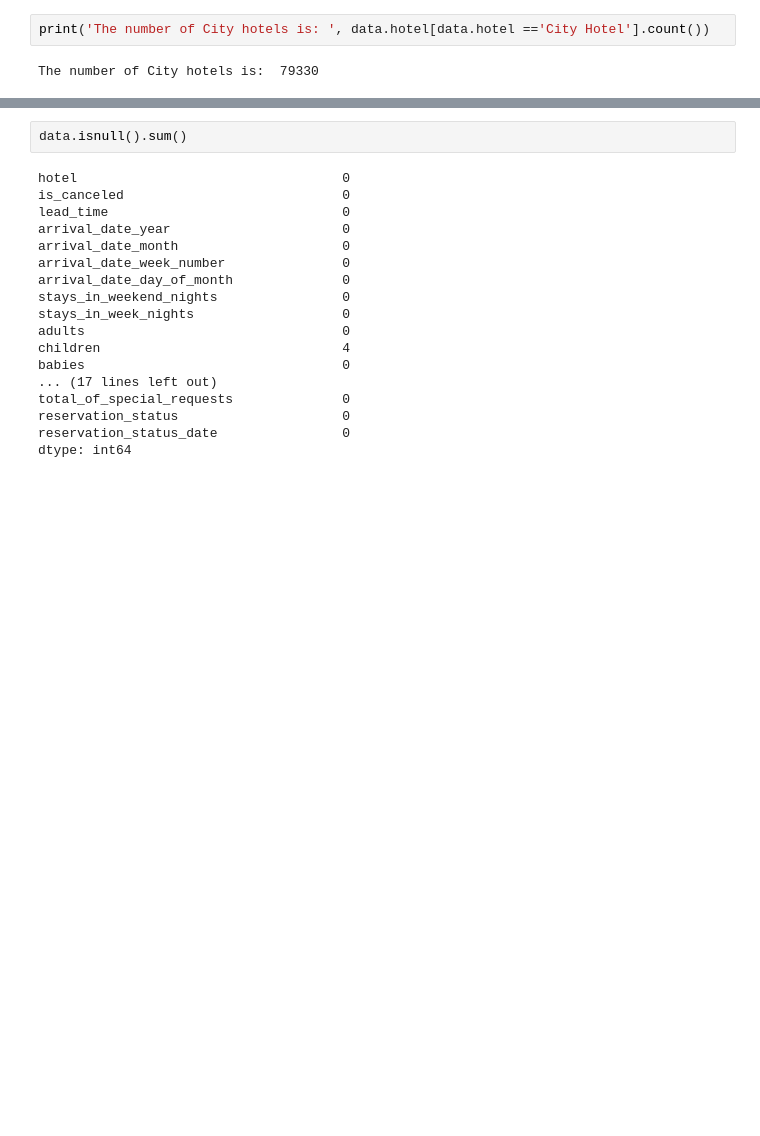
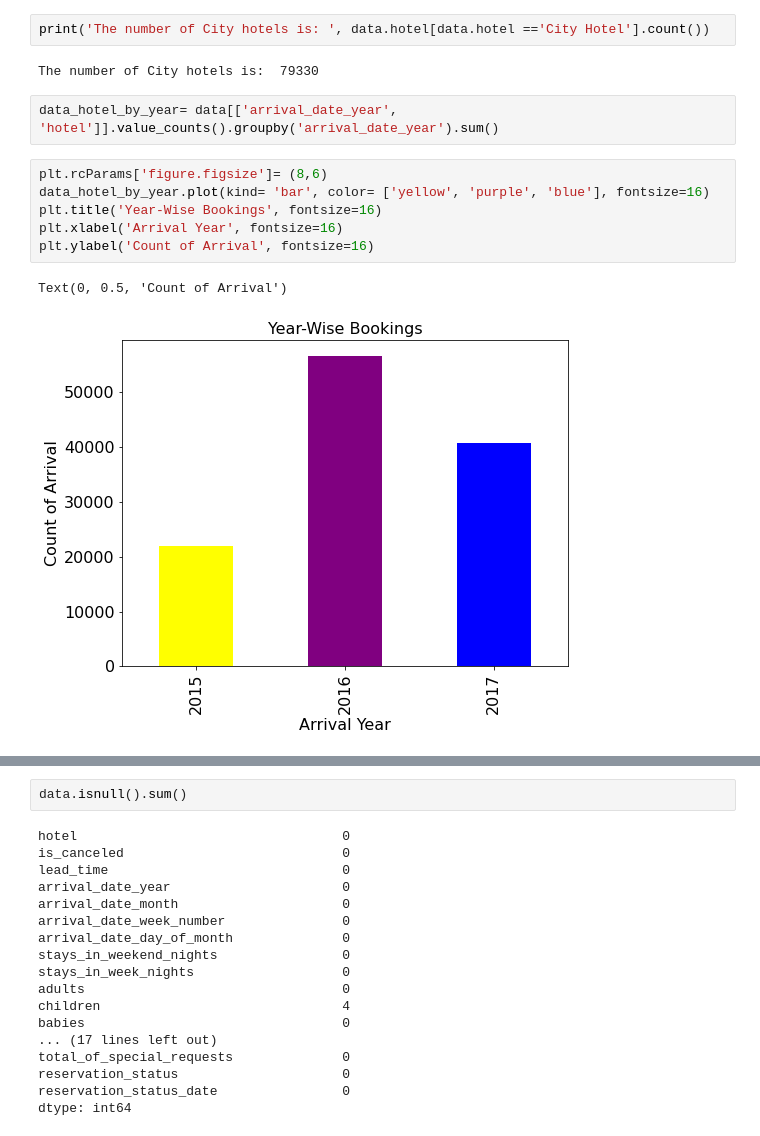
Before and after one commit to stephenbett/Hotel-Booking-Analysis, a Jupyter notebook: HOTEL DATA ANALYSIS.ipynb, the cells around one changed output, grey strips where cells are left out. Cells and saved outputs as stored; diff of their text form; blank space fills up the shorter version.

```diff
--- a/HOTEL DATA ANALYSIS.ipynb
+++ b/HOTEL DATA ANALYSIS.ipynb
@@ -146,3 +146,14 @@ The number of Resort hotels is:  40060
 print('The number of City hotels is: ', data.hotel[data.hotel =='City Hotel'].count())
 # %% [output]
 The number of City hotels is:  79330
+# %%
+data_hotel_by_year= data[['arrival_date_year', 'hotel']].value_counts().groupby('arrival_date_year').sum()
+# %%
+plt.rcParams['figure.figsize']= (8,6)
+data_hotel_by_year.plot(kind= 'bar', color= ['yellow', 'purple', 'blue'], fontsize=16)
+plt.title('Year-Wise Bookings', fontsize=16)
+plt.xlabel('Arrival Year', fontsize=16)
+plt.ylabel('Count of Arrival', fontsize=16)
+# %% [output]
+Text(0, 0.5, 'Count of Arrival')
+[figure, added]
```
Also changed, not shown: parts of 49 cells of this notebook.
